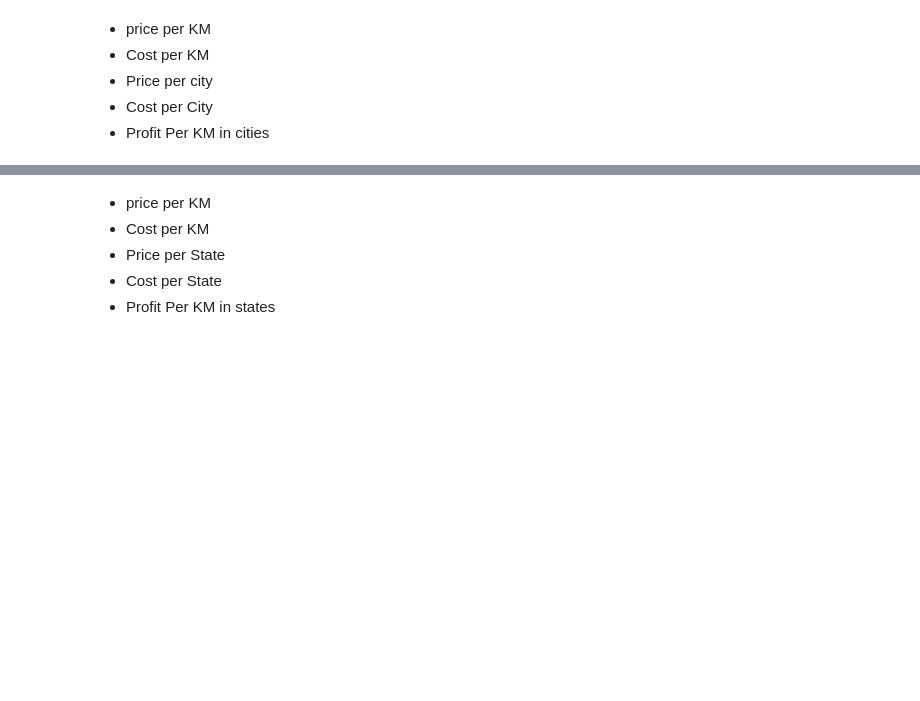
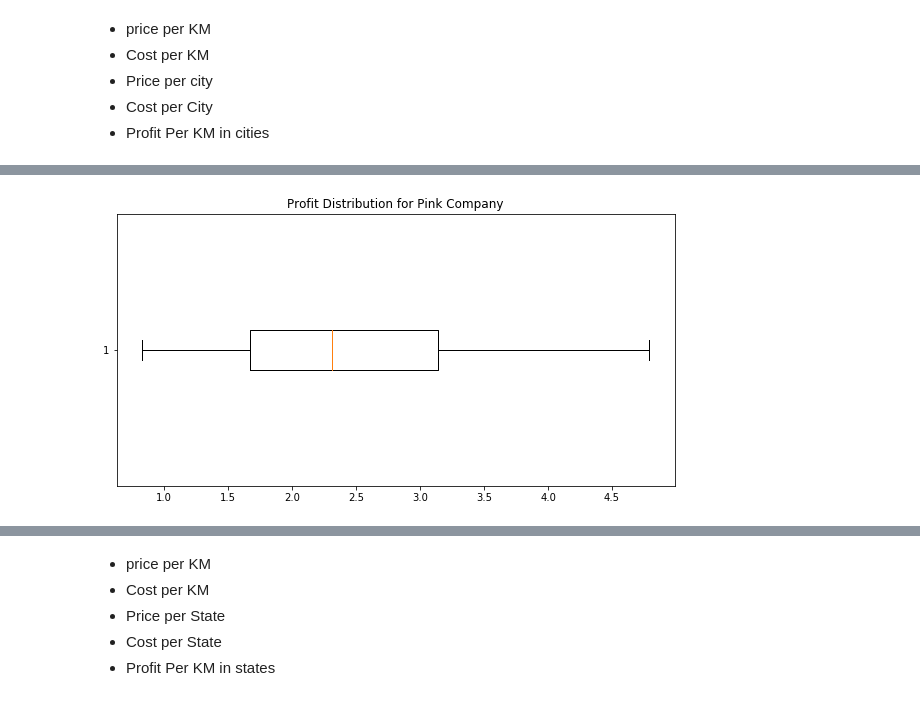
Before and after one commit to TarekMohamed1999/DataGlacier, a Jupyter notebook: week2/G2M_insights.ipynb, the cells around one changed output, grey strips where cells are left out. Saved outputs shown, nothing was run; the diff lists cells and outputs as text; code cells hidden in the pictures; blank space fills up the shorter version.

```diff
--- a/week2/G2M_insights.ipynb
+++ b/week2/G2M_insights.ipynb
@@ -905,0 +924,7 @@ plt.show()
+# %%
+plt.figure(figsize = (10,5))
+plt.title("Profit Distribution for Pink Company")
+plt.boxplot(x1["profit/km"], vert = False, sym = ".")
+plt.show()
+# %% [output]
+[figure, added]
```
Also changed, not shown: parts of 36 cells of this notebook, 1 other file.
